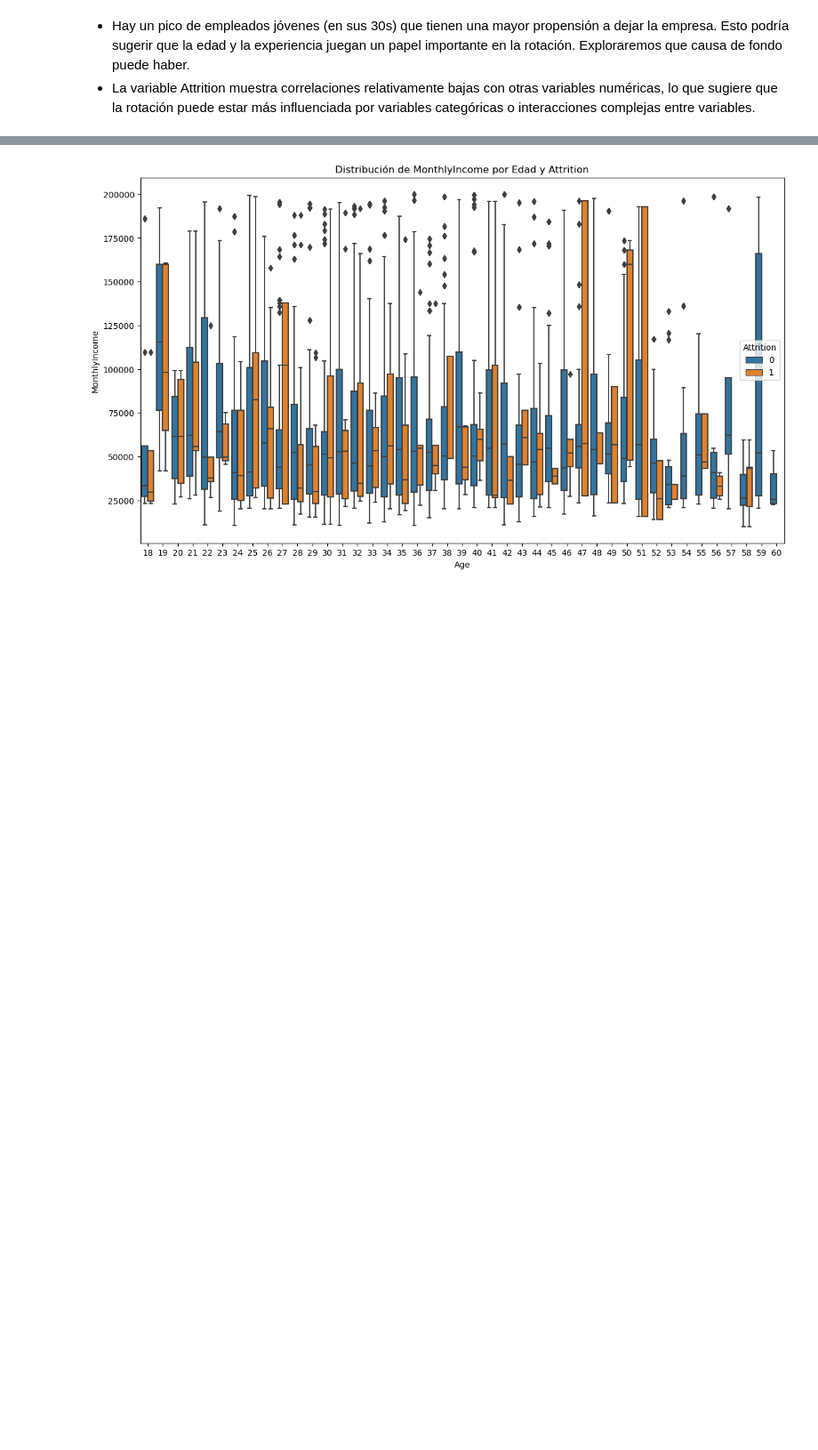
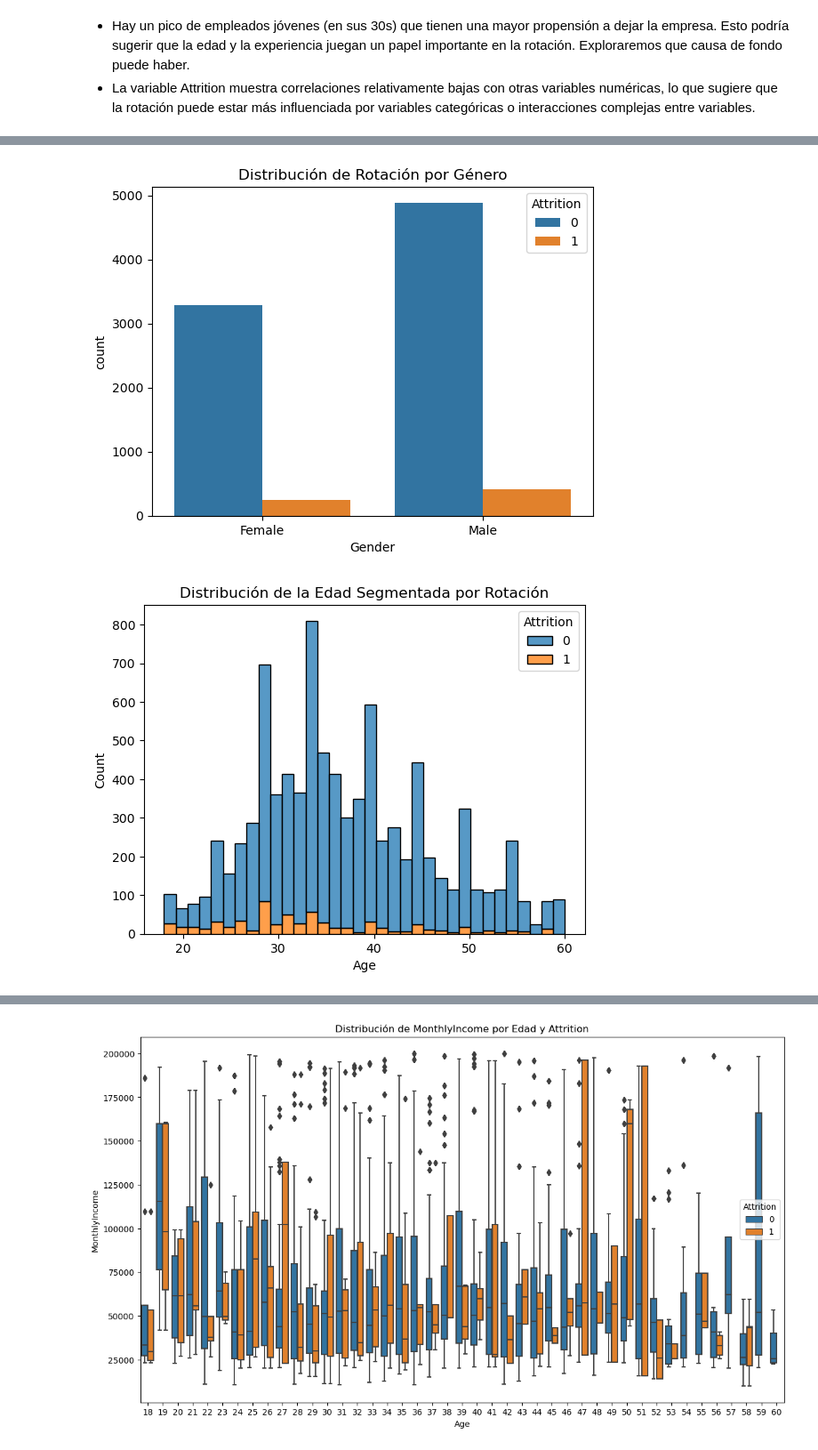
Before and after one commit to osiris-contreras/Anal-tica-en-Recursos-Humanos, a Jupyter notebook: analisis_exploratorio.ipynb, the cells around one changed output, grey strips where cells are left out. Shown at 89% size. Cells and saved outputs as stored; diff of their text form; code cells hidden in the pictures; blank space fills up the shorter version.

```diff
--- a/analisis_exploratorio.ipynb
+++ b/analisis_exploratorio.ipynb
@@ -91,0 +112,10 @@ plt.show()
+# %%
+sns.countplot(data=df_completo, x='Gender', hue='Attrition')
+plt.title('Distribución de Rotación por Género')
+plt.show()
+sns.histplot(data=df_completo, x='Age', hue='Attrition', multiple='stack')
+plt.title('Distribución de la Edad Segmentada por Rotación')
+plt.show()
+# %% [output]
+[figure, added]
+[figure, added]
```
Also changed, not shown: parts of 23 cells of this notebook.
